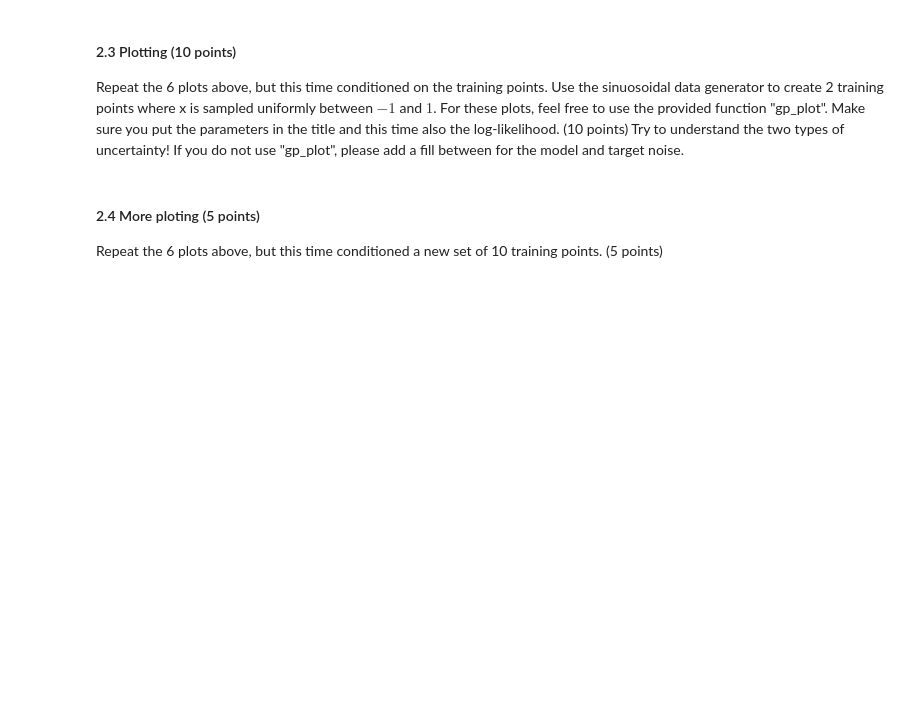
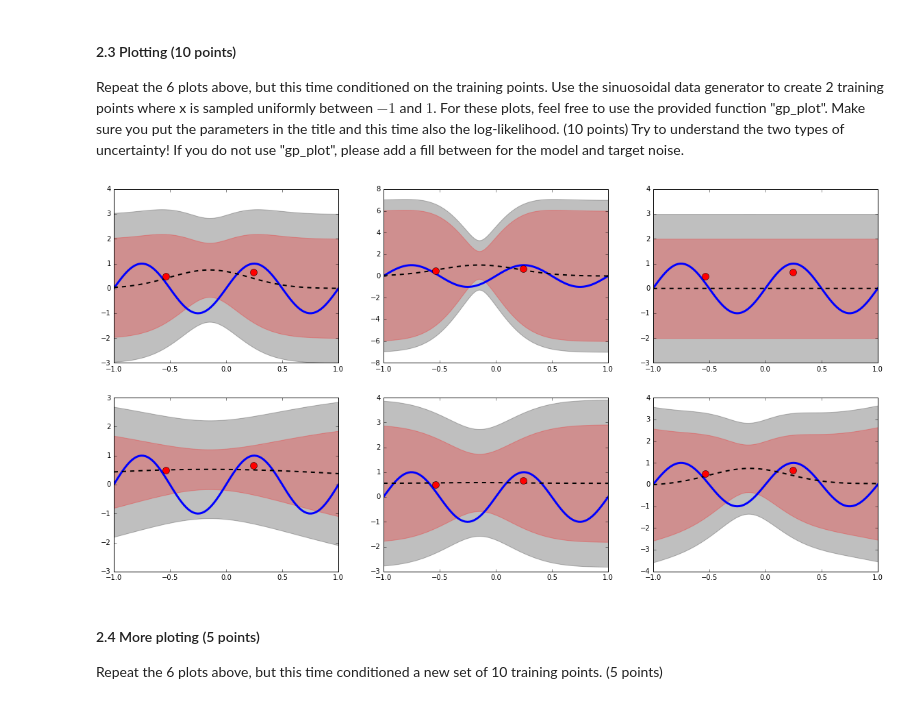
Before and after one commit to selBaez/machine-learning-1, a Jupyter notebook: lab3/Lab3.ipynb, the cells around one changed output. Saved outputs shown, nothing was run; the diff lists cells and outputs as text; code cells hidden in the pictures; blank space fills up the shorter version.

```diff
--- a/lab3/Lab3.ipynb
+++ b/lab3/Lab3.ipynb
@@ -208,7 +202,7 @@ Once we have data, we are interested in the predictive distribution (note: the p
 Write a function "gp_predictive_distribution(x_train, t_train, x_test, theta, beta, C = None)" that computes  Eqns 6.66 and 6.67, except allow for an arbitrary number of test points (not just one) and now the kernel matrix is for training data.  By having C as an optional parameter, we can avoid computing it more than once (for this problem it is unimportant, but for real problems this is an issue).  The function should compute $\C$, $\k$ and $c$, and return the mean and noise functions.  Do not forget: the computeK function computes $\K$, not $\C$! (10 points)
 # %%
 def computeC(x_train, beta, thetas):
-    return computeK(x_train, x_train, thetas) + numpy.eye(len(x_train)) / beta
+    return computeK2(x_train, x_train, thetas) + numpy.eye(len(x_train)) / beta
 
 def gp_predictive_ditribution(x_train, t_train, x_test, theta, beta, C = None):
     if C == None:
@@ -286,3 +276,15 @@ t_train = add_noise( y_train, sigma )
+# %%
+x_train = numpy.random.uniform(-1., 1., 2)
+y_train = true_mean_function( x_train )
+t_train = add_noise( y_train, sigma )
+
+plt.figure(figsize = (20, 10))
+for i, theta in enumerate(thetas):
+    plt.subplot(230 + i + 1)
+    mu_test, var_test = gp_predictive_ditribution(x_train, t_train, x_test, theta, beta, C = None)
+    gp_plot( x_test, y_test, mu_test, var_test, x_train, t_train, theta, beta )
+# %% [output]
+[figure, added]
 # %% [markdown]
 #### 2.4 More ploting (5 points)
 Repeat the 6 plots above, but this time conditioned a new set of 10 training points. (5 points)
```
Also changed, not shown: parts of 9 cells of this notebook.
